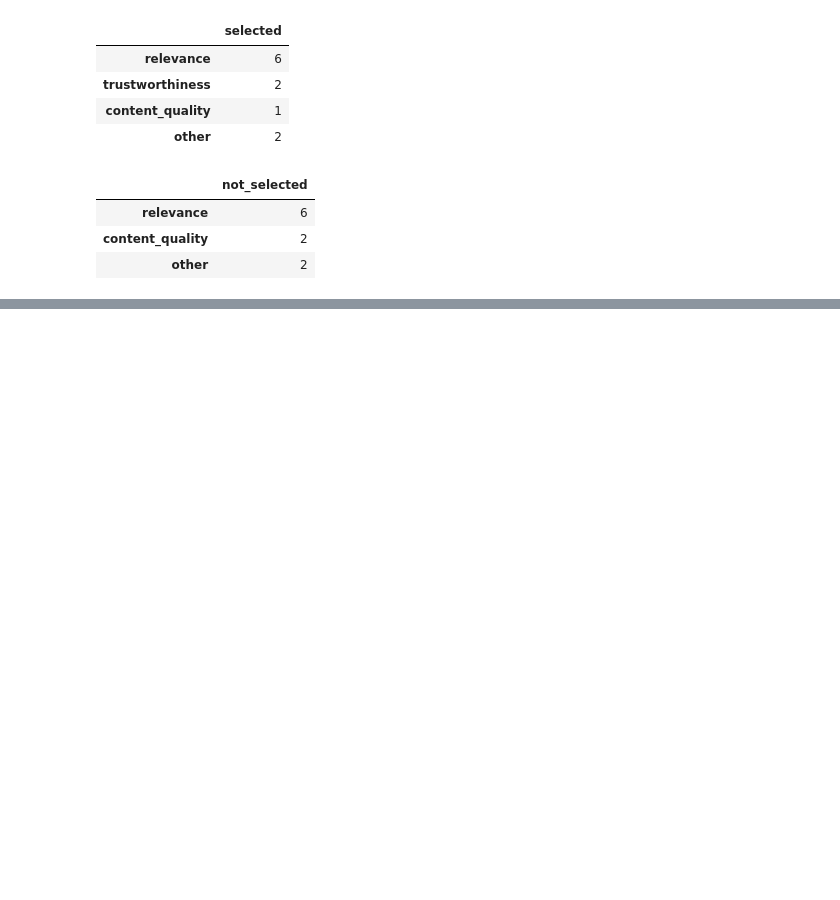
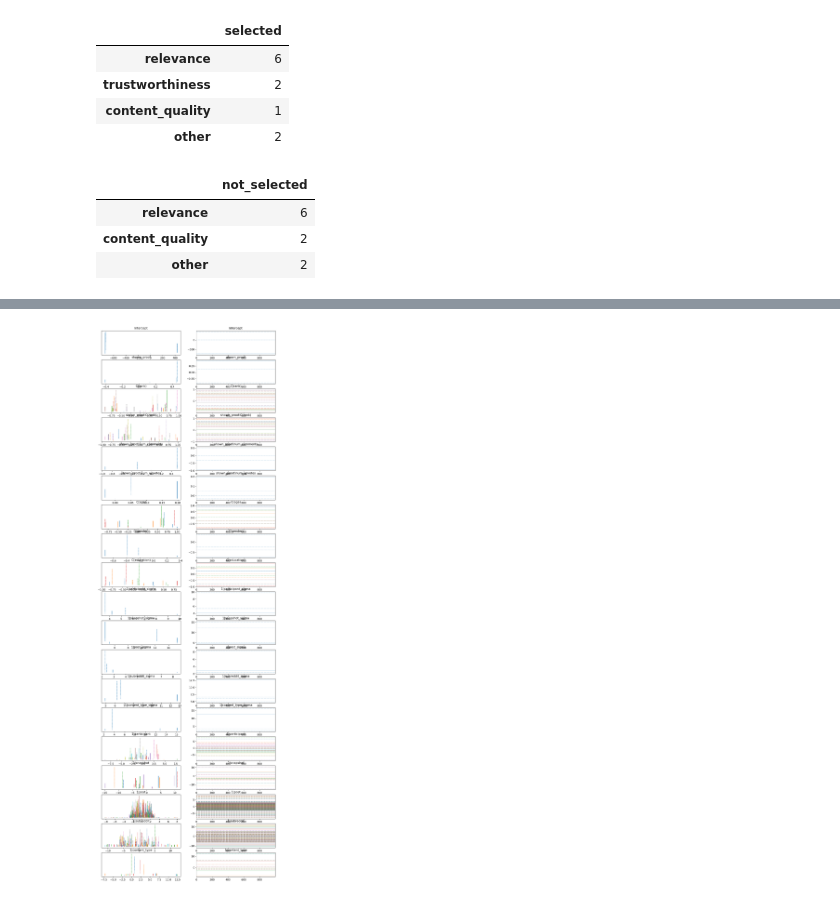
Before and after one commit to scuba-illinois/feed-ranking-experiment, a Jupyter notebook: analysis/pilot-responses.ipynb, the cells around one changed output, grey strips where cells are left out. Saved outputs shown, nothing was run; the diff lists cells and outputs as text; code cells hidden in the pictures; blank space fills up the shorter version.

Commit message:
Pushing selection and rating models.

```diff
--- a/analysis/pilot-responses.ipynb
+++ b/analysis/pilot-responses.ipynb
@@ -11,0 +19,12 @@ _ = load_dotenv()
+# %%
+def to_central_time(timestamp_str: str) -> dt.datetime:
+    # Ensure the timestamp is timezone-aware
+    utc_time = dt.datetime.fromisoformat(timestamp_str.replace("Z", "+00:00"))
+    return utc_time.astimezone(ZoneInfo("America/Chicago")).strftime(
+        "%Y-%m-%d %I:%M %p"
+    )
+
+
+def convert_seconds(seconds: int) -> str:
+    minutes, seconds = divmod(seconds, 60)
+    return f"{round(minutes)}m {round(seconds)}s"
@@ -44,0 +77,3 @@ def to_central_time(timestamp_str: str) -> dt.datetime:
+# %%
+posts_df = pd.read_csv("./data/posts.csv")
+posts_df
@@ -852,0 +1085,17 @@ display(reasons_df["not_selected"])
+# %%
+selection_model = bmb.Model(
+    "selected ~ shown_proof * C(rank) "
+    "+ shown_proof:num_comments + shown_proof:num_upvotes "
+    "+ C(age) + C(gender) + C(education) "
+    "+ (1 | participant) + (1 | snapshot) + (1 | post) "
+    "+ (1 | subreddit) + (1 | content_type)",
+    data=selection_data,
+    family="bernoulli",
+)
+
+selection_results = selection_model.fit(
+    draws=1_000,
+    tune=1_000,
+    chains=4,
+    target_accept=0.95,
+)
@@ -852,0 +1136,4 @@ display(reasons_df["not_selected"])
+# %%
+_ = az.plot_trace(selection_results)
+# %% [output]
+[figure, added]
```
Also changed, not shown: parts of 28 cells of this notebook.
